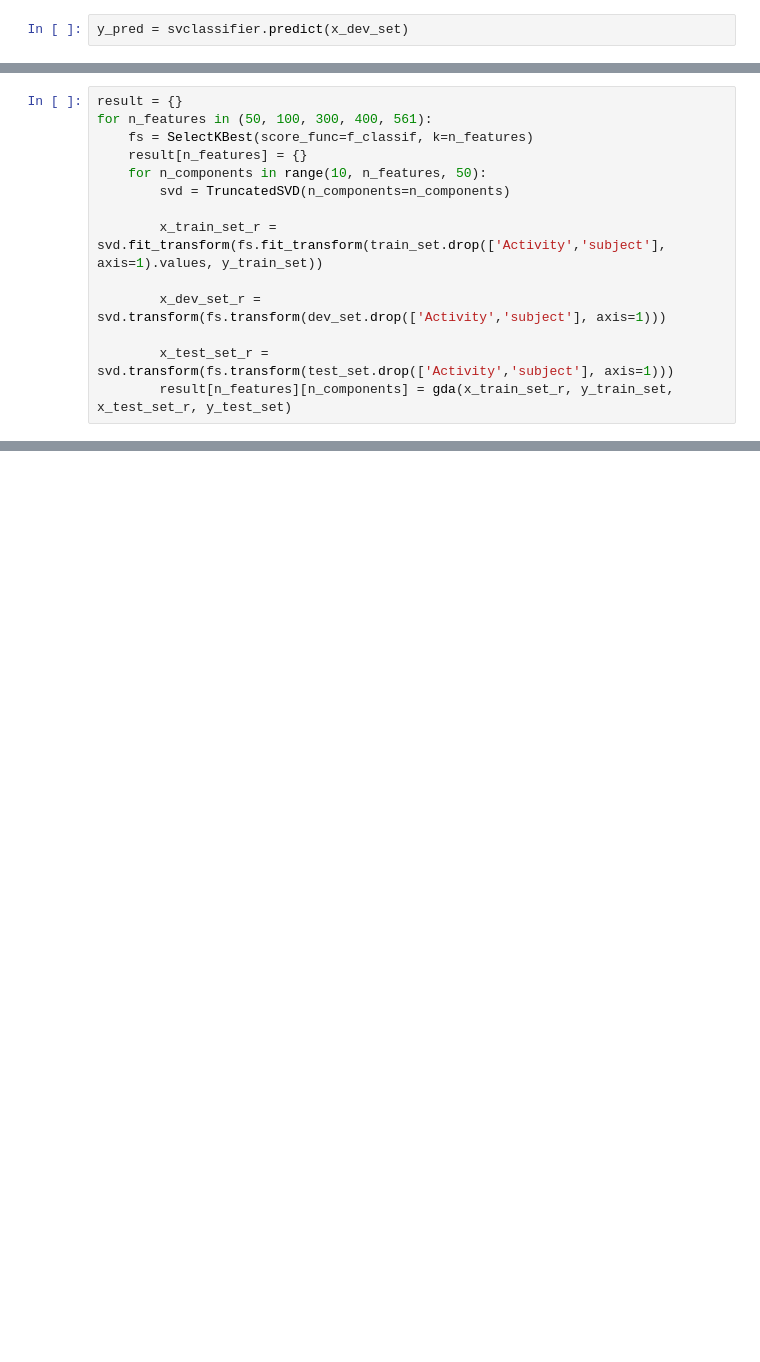
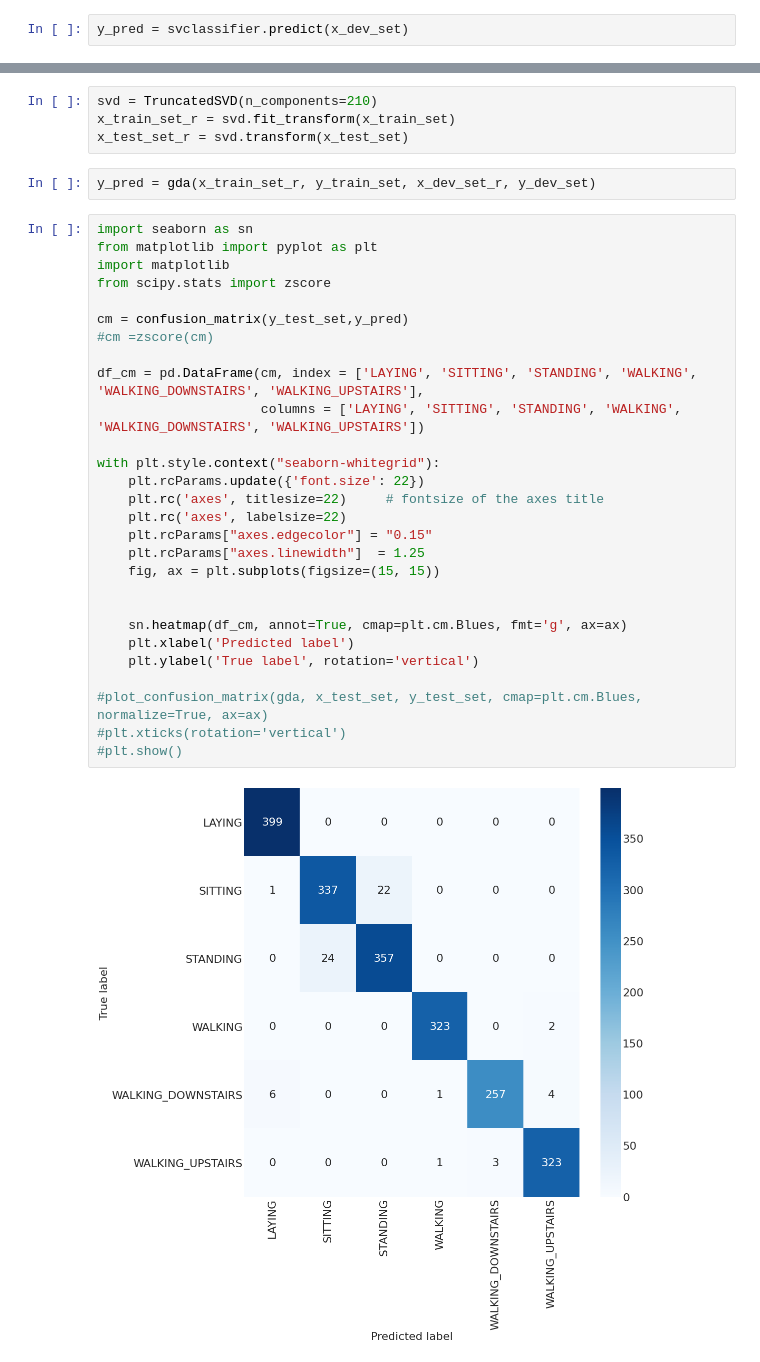
Before and after one commit to SimoneFiorellino/FDS-HW3, a Jupyter notebook: FDS-FP-SVM&GDA.ipynb, the cells around one changed output, grey strips where cells are left out. Drawn from its saved outputs; the diff is of its cells as text; blank space fills up the shorter version.

```diff
--- a/FDS-FP-SVM&GDA.ipynb
+++ b/FDS-FP-SVM&GDA.ipynb
@@ -275,14 +187,0 @@ weighted avg       0.97      0.97      0.97      2060
-# %%
-result = {}
-for n_features in (50, 100, 300, 400, 561):
-    fs = SelectKBest(score_func=f_classif, k=n_features)
-    result[n_features] = {}
-    for n_components in range(10, n_features, 50):
-        svd = TruncatedSVD(n_components=n_components)
-
-        x_train_set_r = svd.fit_transform(fs.fit_transform(train_set.drop(['Activity','subject'], axis=1).values, y_train_set))
-
-        x_dev_set_r = svd.transform(fs.transform(dev_set.drop(['Activity','subject'], axis=1)))
-
-        x_test_set_r = svd.transform(fs.transform(test_set.drop(['Activity','subject'], axis=1)))
-        result[n_features][n_components] = gda(x_train_set_r, y_train_set, x_test_set_r, y_test_set)
@@ -354,0 +368,36 @@ tune_model_gda(train_set, dev_set, gda, None)
+# %%
+svd = TruncatedSVD(n_components=210)
+x_train_set_r = svd.fit_transform(x_train_set)
+x_test_set_r = svd.transform(x_test_set)
+# %%
+y_pred = gda(x_train_set_r, y_train_set, x_dev_set_r, y_dev_set)
+# %%
+import seaborn as sn
+from matplotlib import pyplot as plt
+import matplotlib
+from scipy.stats import zscore
+
+cm = confusion_matrix(y_test_set,y_pred)
+#cm =zscore(cm)
+
+df_cm = pd.DataFrame(cm, index = ['LAYING', 'SITTING', 'STANDING', 'WALKING', 'WALKING_DOWNSTAIRS', 'WALKING_UPSTAIRS'],
+                     columns = ['LAYING', 'SITTING', 'STANDING', 'WALKING', 'WALKING_DOWNSTAIRS', 'WALKING_UPSTAIRS'])
+
+with plt.style.context("seaborn-whitegrid"):
+    plt.rcParams.update({'font.size': 22})
+    plt.rc('axes', titlesize=22)     # fontsize of the axes title
+    plt.rc('axes', labelsize=22)
+    plt.rcParams["axes.edgecolor"] = "0.15"
+    plt.rcParams["axes.linewidth"]  = 1.25
+    fig, ax = plt.subplots(figsize=(15, 15))
+
+
+    sn.heatmap(df_cm, annot=True, cmap=plt.cm.Blues, fmt='g', ax=ax)
+    plt.xlabel('Predicted label')
+    plt.ylabel('True label', rotation='vertical')
+
+#plot_confusion_matrix(gda, x_test_set, y_test_set, cmap=plt.cm.Blues, normalize=True, ax=ax)
+#plt.xticks(rotation='vertical')
+#plt.show()
+# %% [output]
+[figure, added]
```
Also changed, not shown: parts of 69 cells of this notebook.
